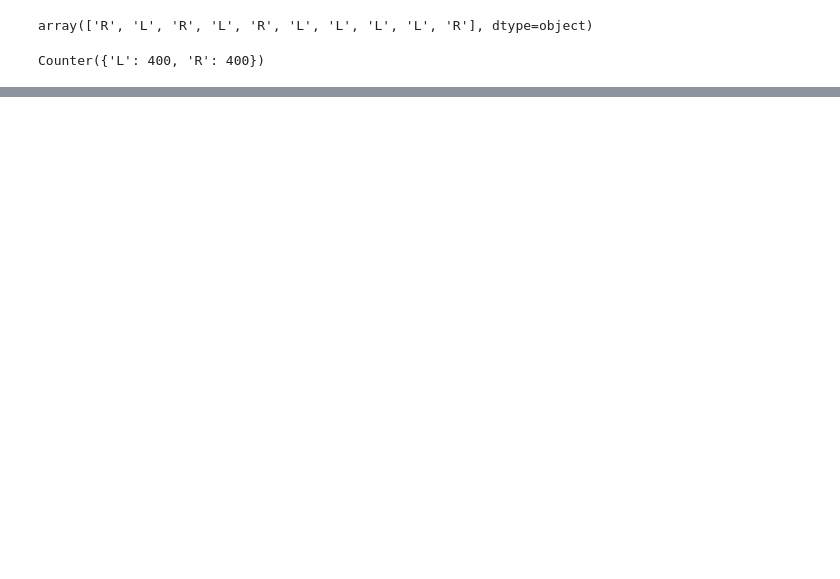
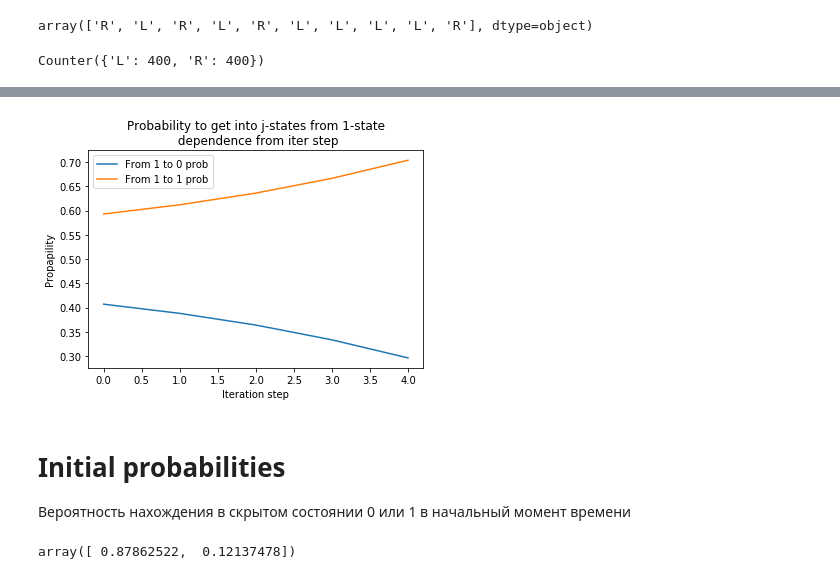
Before and after one commit to fogside/algorithms, a Jupyter notebook: DBMP/math_stats/myHMM.ipynb, the cells around one changed output, grey strips where cells are left out. Cells and saved outputs as stored; diff of their text form; code cells hidden in the pictures; blank space fills up the shorter version.

```diff
--- a/DBMP/math_stats/myHMM.ipynb
+++ b/DBMP/math_stats/myHMM.ipynb
@@ -238,0 +97,12 @@ len(result_mtx[0])
+# %%
+plot_transition_prob(1)
+# %% [output]
+[figure, added]
+# %% [markdown]
+# Initial probabilities
+
+Вероятность нахождения в скрытом состоянии 0 или 1 в начальный момент времени
+# %%
+init_probs_list[0]
+# %% [output]
+array([ 0.87862522,  0.12137478])
```
Also changed, not shown: parts of 18 cells of this notebook.
